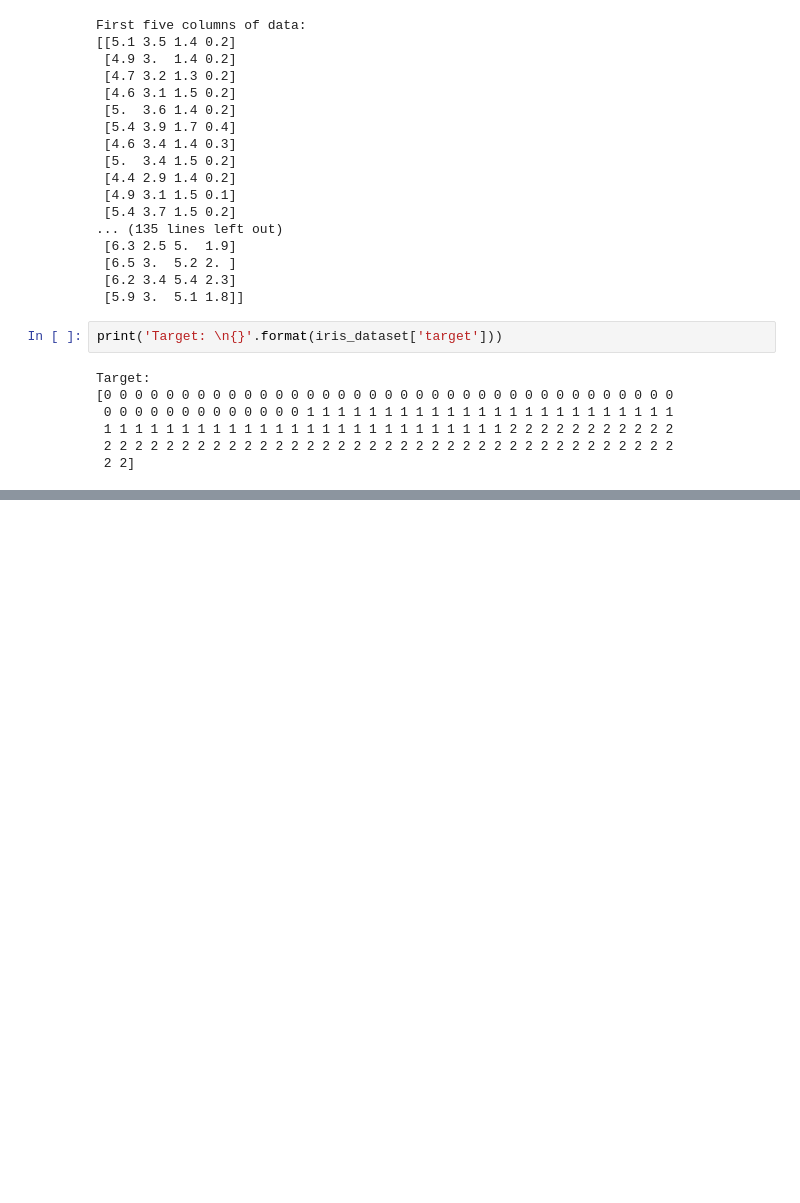
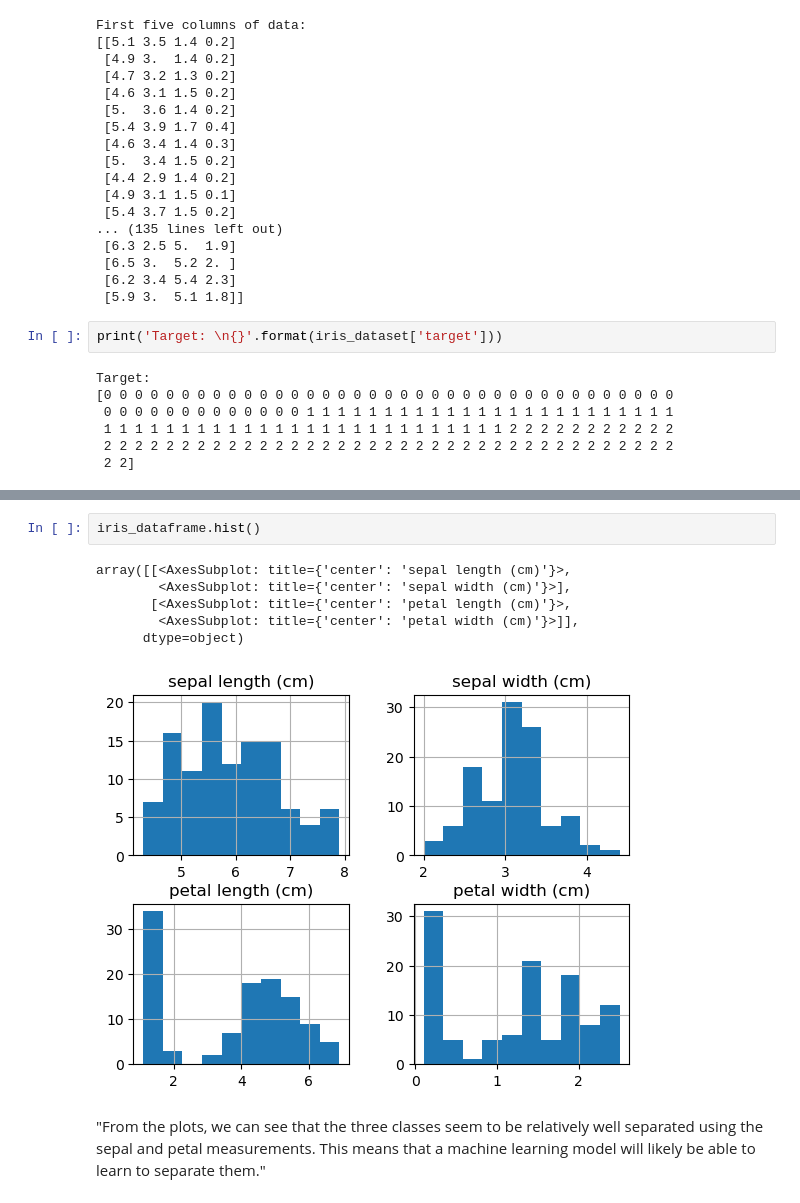
Before and after one commit to Rontim/introduction-to-machine-learning, a Jupyter notebook: temp.ipynb, the cells around one changed output, grey strips where cells are left out. Cells and saved outputs as stored; diff of their text form; blank space fills up the shorter version.

```diff
--- a/temp.ipynb
+++ b/temp.ipynb
@@ -116,0 +197,13 @@ Target:
+# %%
+iris_dataframe.hist()
+# %% [output]
+array([[<AxesSubplot: title={'center': 'sepal length (cm)'}>,
+        <AxesSubplot: title={'center': 'sepal width (cm)'}>],
+       [<AxesSubplot: title={'center': 'petal length (cm)'}>,
+        <AxesSubplot: title={'center': 'petal width (cm)'}>]],
+      dtype=object)
+[figure, added]
+# %% [markdown]
+"From the plots, we can see that the three classes seem to be relatively well separated
+using the sepal and petal measurements. This means that a machine learning model
+will likely be able to learn to separate them."
```
Also changed, not shown: parts of 13 cells of this notebook, 1 other file.
